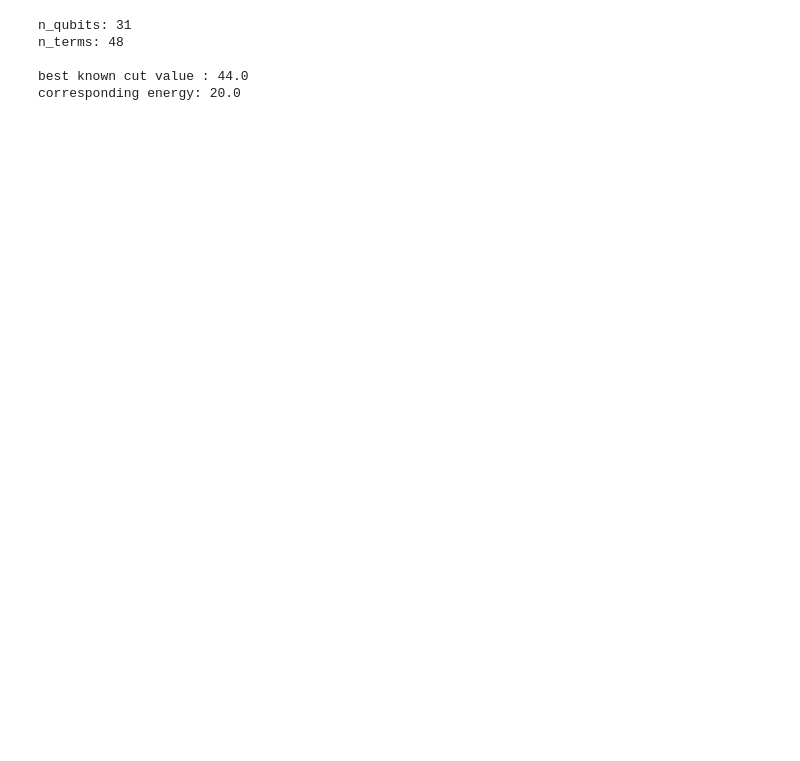
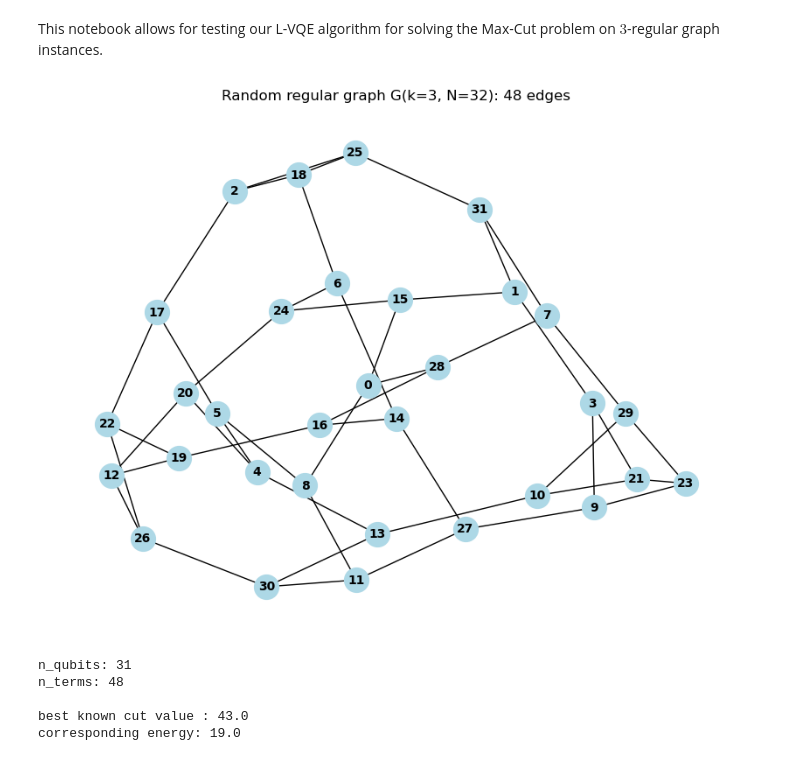
Before and after one commit to joaomartins06/Layer-Variational-Quantum-Eigensolver, a Jupyter notebook: notebooks/maxcut_testing.ipynb, the cells around one changed output. Cells and saved outputs as stored; diff of their text form; code cells hidden in the pictures; blank space fills up the shorter version.

Commit message:
add descriptions in notebooks + minor

```diff
--- a/notebooks/maxcut_testing.ipynb
+++ b/notebooks/maxcut_testing.ipynb
@@ -1,3 +1,5 @@
+# %% [markdown]
+This notebook allows for testing our L-VQE algorithm for solving the Max-Cut problem on $3$-regular graph instances.
 # %%
 import numpy as np
 import networkx as nx
@@ -40,18 +23,34 @@ np.random.seed(SEED)
+# %%
+def get_random_graph(N: int, seed: int) -> nx.Graph:
+    assert N % 2 == 0
+    rng_graph = np.random.RandomState(seed)
+    while True:
+        G = nx.random_regular_graph(3, N, seed=rng_graph)
+        if nx.is_connected(G):
+            return G
+
+G = get_random_graph(N_NODES, seed=SEED)
+
+plt.figure(figsize=(8, 6))
+pos = nx.spring_layout(G, seed=SEED)
+nx.draw(G, pos, with_labels=True, node_color='lightblue',
+    node_size=400, font_size=10, font_weight='bold')
+plt.title(f"Random regular graph G(k=3, N={G.number_of_nodes()}): {G.number_of_edges()} edges")
+plt.show()
+# %% [output]
+[figure, added]
 # %%
 problem = MaxCut(G, seed=SEED)
 print(f"\nn_qubits: {problem.num_qubits}")
 print(f"n_terms: {len(problem.hamiltonian_terms)}\n")
 
-sim = TorchMPSSimulator(device='mps')
-
 best_known = problem.best_known_value
-
 print(f"best known cut value : {best_known}")
 print(f"corresponding energy: {problem.cut_to_energy(best_known)}")
 # %% [output]
 n_qubits: 31
 n_terms: 48
 
-best known cut value : 44.0
-corresponding energy: 20.0
+best known cut value : 43.0
+corresponding energy: 19.0
 # %%
```
Also changed, not shown: parts of 6 cells of this notebook, 3 other files.
